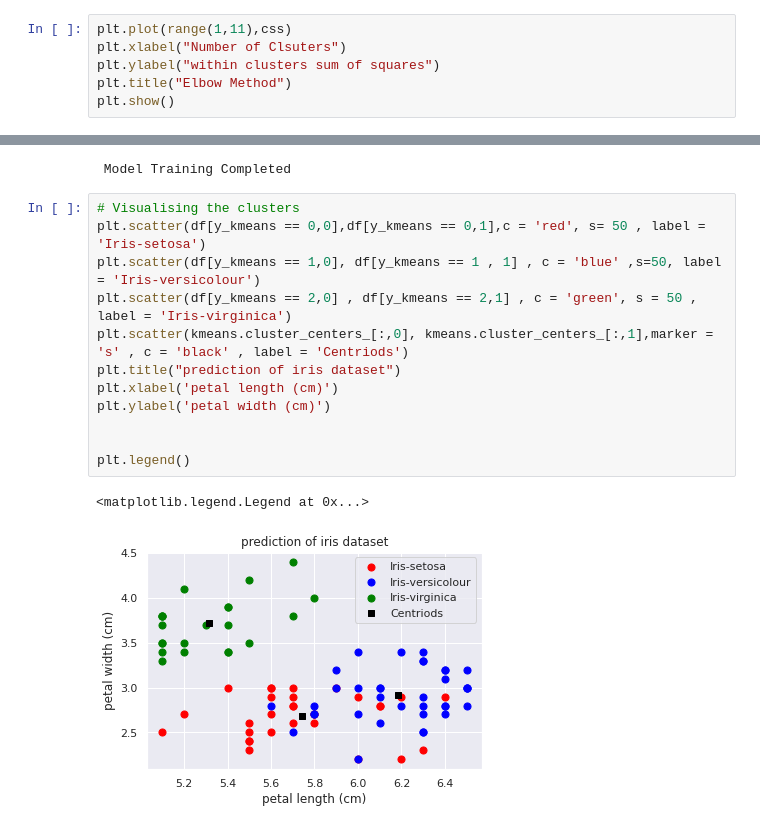
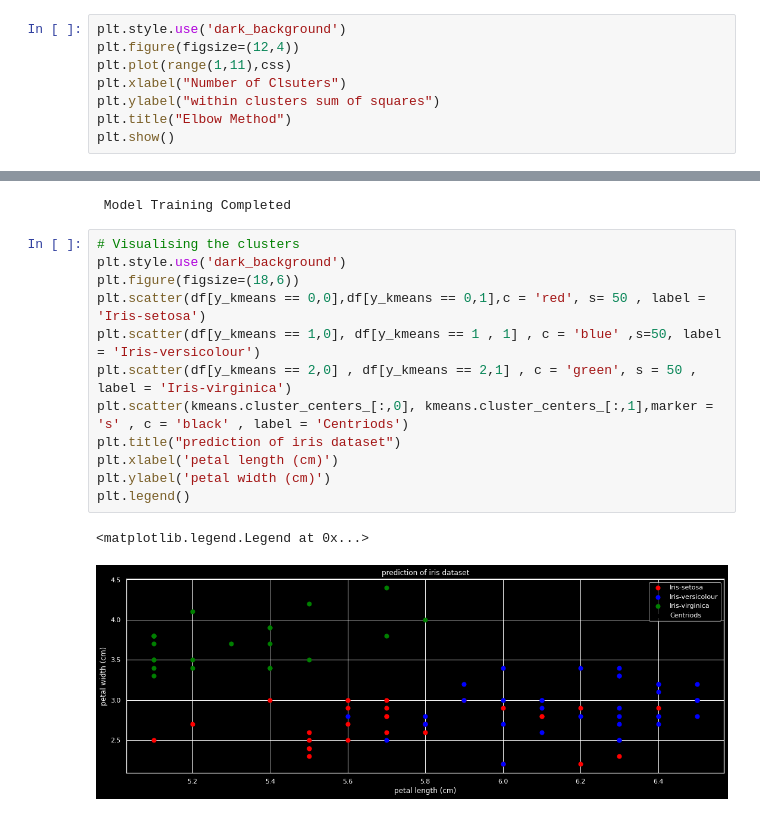
Before and after one commit to Aditya-Singh-CSE/Task-2-Sparks-Project, a Jupyter notebook: Task_2_Sparks_Foundation.ipynb, the cells around one changed output, grey strips where cells are left out. Saved outputs shown, nothing was run; the diff lists cells and outputs as text.

```diff
--- a/Task_2_Sparks_Foundation.ipynb
+++ b/Task_2_Sparks_Foundation.ipynb
@@ -135,6 +135,8 @@ for i in range(1,11):
 # %% [markdown]
 # **Plotting the results : Elbow Method**
 # %%
+plt.style.use('dark_background')
+plt.figure(figsize=(12,4))
 plt.plot(range(1,11),css)
 plt.xlabel("Number of Clsuters")
 plt.ylabel("within clusters sum of squares")
@@ -156,16 +158,16 @@ print("\n Model Training Completed")
  Model Training Completed
 # %%
 # Visualising the clusters
+plt.style.use('dark_background')
+plt.figure(figsize=(18,6))
 plt.scatter(df[y_kmeans == 0,0],df[y_kmeans == 0,1],c = 'red', s= 50 , label = 'Iris-setosa')
 plt.scatter(df[y_kmeans == 1,0], df[y_kmeans == 1 , 1] , c = 'blue' ,s=50, label = 'Iris-versicolour')
 plt.scatter(df[y_kmeans == 2,0] , df[y_kmeans == 2,1] , c = 'green', s = 50 , label = 'Iris-virginica')
 plt.scatter(kmeans.cluster_centers_[:,0], kmeans.cluster_centers_[:,1],marker = 's' , c = 'black' , label = 'Centriods')
 plt.title("prediction of iris dataset")
 plt.xlabel('petal length (cm)')
 plt.ylabel('petal width (cm)')
-
-
 plt.legend()
 # %% [output]
 <matplotlib.legend.Legend at 0x...>
-[figure, old version]
+[figure, new version]
```
Also changed, not shown: parts of 1 cell of this notebook.
